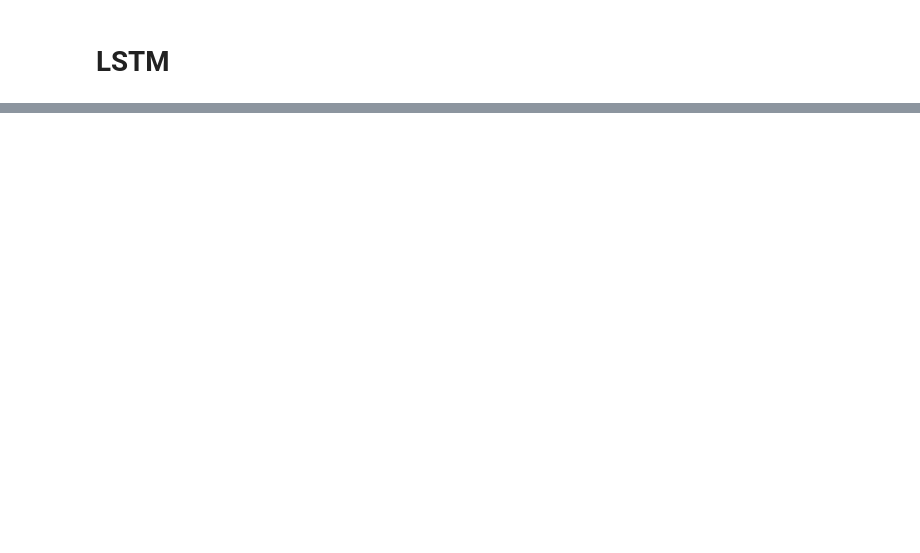
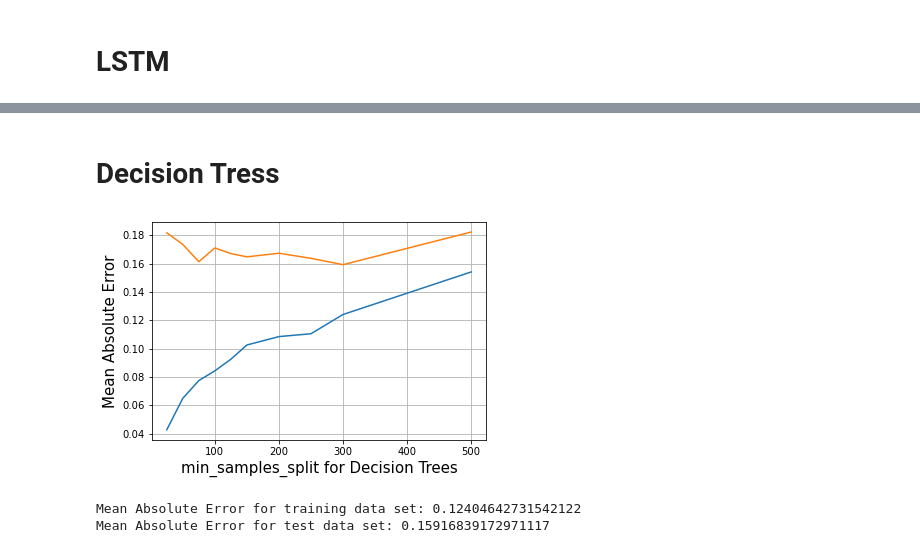
Before and after one commit to Neuroosapiens/Neuroosapiens, a Jupyter notebook: Lab2/Lab2_Team1.ipynb, the cells around one changed output, grey strips where cells are left out. Drawn from its saved outputs; the diff is of its cells as text; code cells hidden in the pictures; blank space fills up the shorter version.

```diff
--- a/Lab2/Lab2_Team1.ipynb
+++ b/Lab2/Lab2_Team1.ipynb
@@ -250,0 +277,37 @@ plt.grid()
+# %% [markdown]
+# Decision Tress
+# %%
+tree_train_MAE= []
+tree_test_MAE = []
+
+from sklearn import tree
+# For loop to go over different sample split scenarios
+for i in range (0,10):
+    tree_regressor = tree.DecisionTreeRegressor(min_samples_split=samples_split[i], random_state=2)
+    tree_regressor.fit(x_train, y_train)
+    tree_predict_train = tree_regressor.predict(x_train)
+    tree_predict_test = tree_regressor.predict(x_test)
+    tree_train_MAE.append(metrics.mean_absolute_error(y_train[:,0], tree_predict_train[:,0]))
+    tree_test_MAE.append(metrics.mean_absolute_error(y_test[:,0], tree_predict_test[:,0]))
+# %%
+#Comapre the performance of training random forest model for training data set and test data set for predicting velocity
+plt.figure(11)
+plt.plot(samples_split, tree_train_MAE)
+plt.plot(samples_split, tree_test_MAE)
+plt.xlabel('min_samples_split for Decision Trees', fontsize = 15)
+plt.ylabel('Mean Absolute Error', fontsize = 15)
+plt.grid()
+# %% [output]
+[figure, added]
+# %%
+# From above figure having a decision trees of min_samples_split of 300 is beneficial.
+
+tree_regressor = tree.DecisionTreeRegressor(min_samples_split=300, random_state=2)
+tree_regressor.fit(x_train, y_train)
+tree_predict_train = tree_regressor.predict(x_train)
+tree_predict_test = tree_regressor.predict(x_test)
+print("Mean Absolute Error for training data set:", metrics.mean_absolute_error(y_train[:,0], tree_predict_train[:,0]))
+print("Mean Absolute Error for test data set:", metrics.mean_absolute_error(y_test[:,0], tree_predict_test[:,0]))
+# %% [output]
+Mean Absolute Error for training data set: 0.12404642731542122
+Mean Absolute Error for test data set: 0.15916839172971117
```
Also changed, not shown: parts of 11 cells of this notebook.
